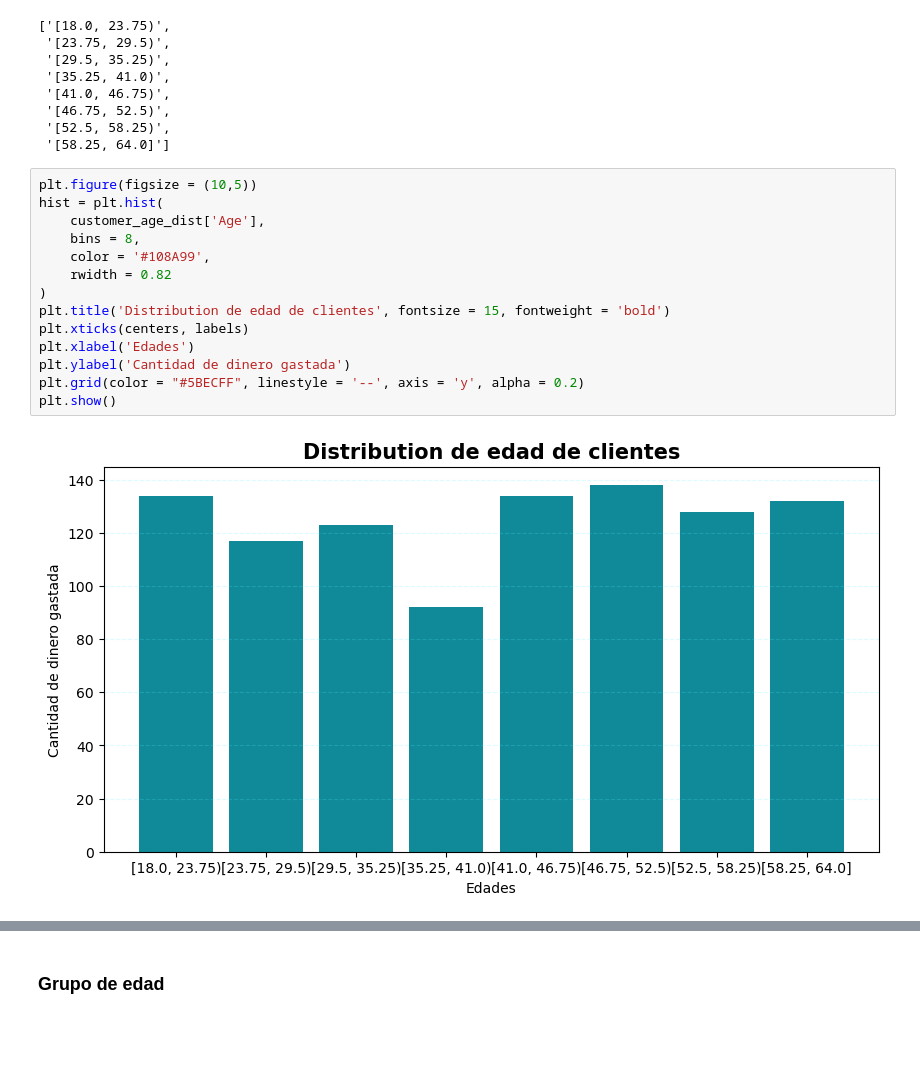
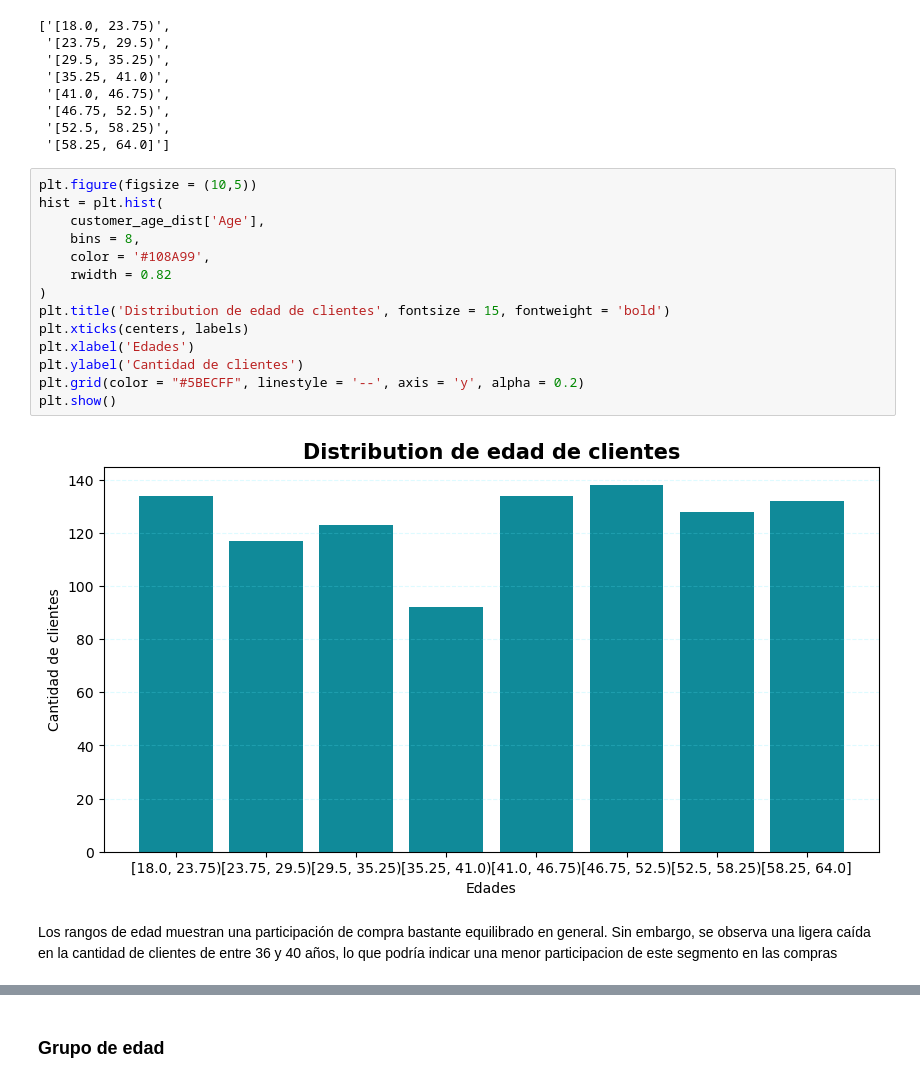
Before and after one commit to Jaumeesoleer/retail-analysis, a Jupyter notebook: notebooks/eda.ipynb, the cells around one changed output, grey strips where cells are left out. Drawn from its saved outputs; the diff is of its cells as text; blank space fills up the shorter version.

```diff
--- a/notebooks/eda.ipynb
+++ b/notebooks/eda.ipynb
@@ -278,19 +292,21 @@ labels
 # %%
 plt.figure(figsize = (10,5))
 hist = plt.hist(
     customer_age_dist['Age'],
     bins = 8,
     color = '#108A99',
     rwidth = 0.82
 )
 plt.title('Distribution de edad de clientes', fontsize = 15, fontweight = 'bold')
 plt.xticks(centers, labels)
 plt.xlabel('Edades')
-plt.ylabel('Cantidad de dinero gastada')
+plt.ylabel('Cantidad de clientes')
 plt.grid(color = "#5BECFF", linestyle = '--', axis = 'y', alpha = 0.2)
 plt.show()
 # %% [output]
-[figure, old version]
+[figure, new version]
+# %% [markdown]
+Los rangos de edad muestran una participación de compra bastante equilibrado en general. Sin embargo, se observa una ligera caída en la cantidad de clientes de entre 36 y 40 años, lo que podría indicar una menor participacion de este segmento en las compras
 # %%
 # Crea los rangos automáticamente
 bins = [18, 25, 35, 45, 55, 100]
```
Also changed, not shown: parts of 21 cells of this notebook.
